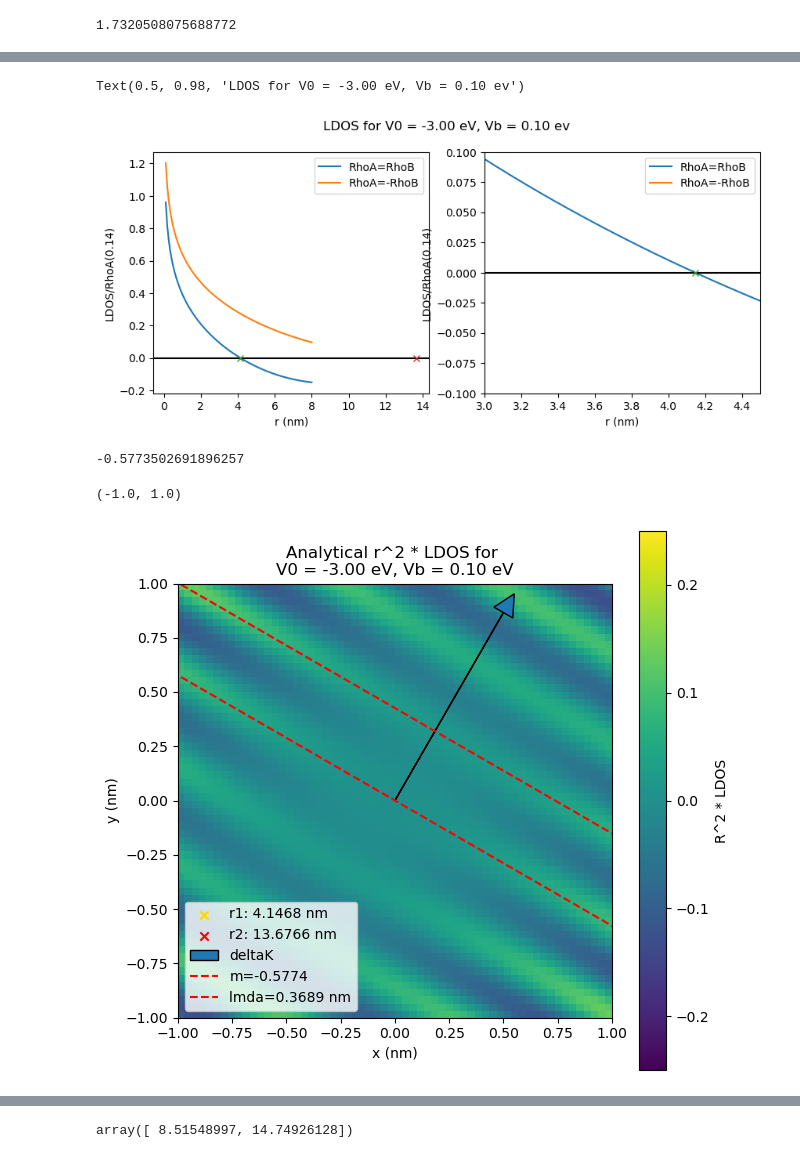
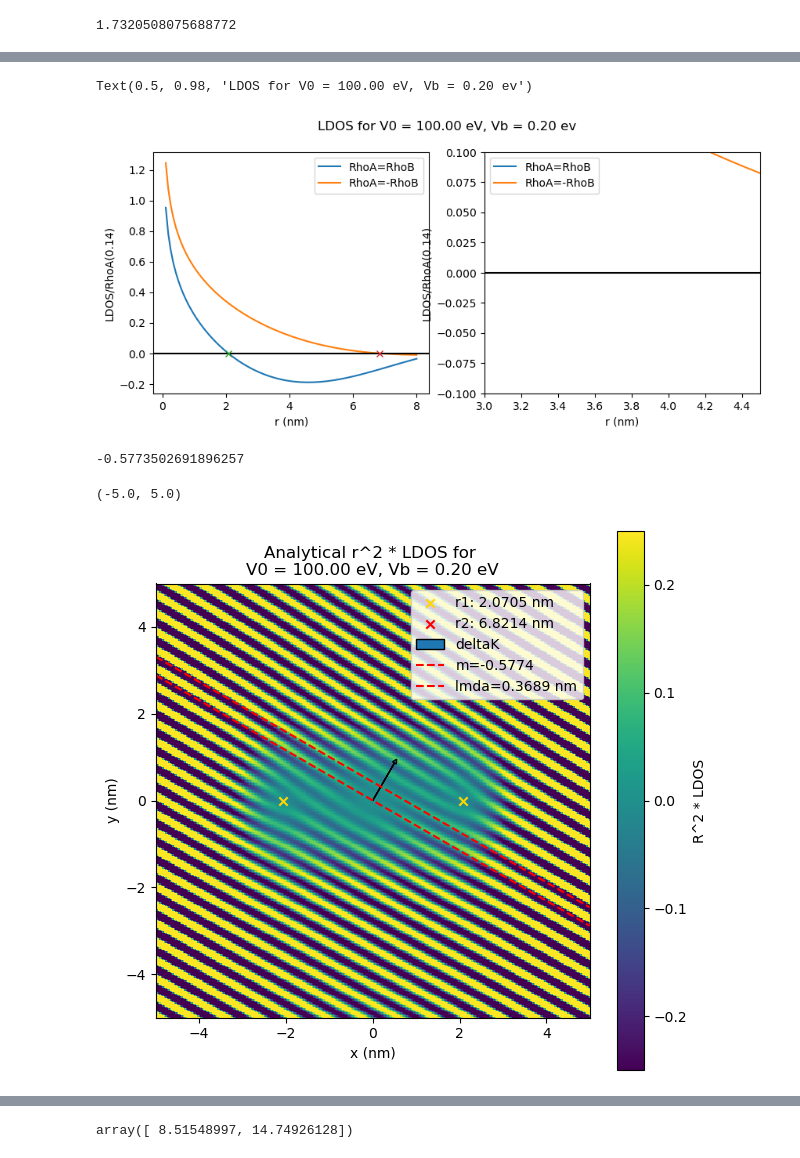
Before and after one commit to HollenLab/QPI-Scattering, a Jupyter notebook: Dislocations/dislocations_analytical.ipynb, the cells around one changed output, grey strips where cells are left out. Drawn from its saved outputs; the diff is of its cells as text; code cells hidden in the pictures.

```diff
--- a/Dislocations/dislocations_analytical.ipynb
+++ b/Dislocations/dislocations_analytical.ipynb
@@ -27,8 +27,8 @@ VF = 906091185689731.9 #nm/s Speed of dirac fermions
 a = 0.24595 # nm Unit length cell of graphene
 hbar = 6.582119569 * 1e-16 #eV s
 
-V0 = -3 #eV Strength of the dirac potential
-Vb = 0.1 #eV Bias voltage you integrate up to
+V0 = 100 #eV Strength of the dirac potential
+Vb = 0.2 #eV Bias voltage you integrate up to
 
 ki = 2 # index of K and K prime valleys # 1
 kpi = 0 # See below, the analytic model looks at adjacent valleys # 0
@@ -236,8 +265,8 @@ axs5[1].plot(r2, 0, marker="x")
 
 fig5.suptitle(f"LDOS for V0 = {V0:.2f} eV, Vb = {Vb:.2f} ev")
 # %% [output]
-Text(0.5, 0.98, 'LDOS for V0 = -3.00 eV, Vb = 0.10 ev')
+Text(0.5, 0.98, 'LDOS for V0 = 100.00 eV, Vb = 0.20 ev')
-[figure, old version]
+[figure, new version]
 # %%
 -DK[0]/DK[1]
 # %% [output]
@@ -260,37 +289,37 @@ ax2.set_ylabel("y (nm)")
 ax2.set_title(f"Analytical r^2 * LDOS for \nV0 = {V0:.2f} eV, Vb = {Vb:.2f} eV")
 
 # Adding calculated dislocation point case1
 xd1, xd2 = r1 * np.cos(phi1[0]), r1 * np.cos(phi1[1])
 yd1, yd2 = r1 * np.sin(phi1[0]), r1 * np.sin(phi1[1])
 ax2.scatter([xd1, xd2], [yd1, yd2], color='gold', marker='x')
 
 # Adding calculated dislocation point case2
 xd1, xd2 = r2 * np.cos(phi2[0]), r2 * np.cos(phi2[1])
 yd1, yd2 = r2 * np.sin(phi2[0]), r2 * np.sin(phi2[1])
 ax2.scatter([xd1, xd2], [yd1, yd2], color='red', marker='x')
 
 # Plotting DK
 mDK = np.sqrt(DK[0] ** 2 + DK[1] ** 2)
 ax2.arrow(0, 0, DK[0]/mDK, DK[1]/mDK, head_width=0.1, head_length=0.1)
 
 # Plotting perpendicular to DK
 m1, b1 = -DK[0]/DK[1], 0
 xlinf = np.linspace(-5, 5, 100)
 ax2.plot(xlinf, m1 * xlinf + b1, 'red', linestyle='dashed')
 
 # Plotting wavelength
 wavel = 2 * np.pi / mDK
 # After some geometry
 b2 = (m1 ** 2 + 1)/np.sqrt(m1 ** 2 + 1) * wavel
 ax2.plot(xlinf, m1 * xlinf + b2, 'red', linestyle='dashed')
 
 ax2.legend([f"r1: {r1[0]:.4f} nm", f"r2: {r2[0]:.4f} nm", "deltaK", f"m={m1:.4f}", f"lmda={wavel:.4f} nm"])
 
-ax2.set_xlim(-1, 1)
-ax2.set_ylim(-1, 1)
+ax2.set_xlim(-5, 5)
+ax2.set_ylim(-5, 5)
 # %% [output]
-(-1.0, 1.0)
+(-5.0, 5.0)
-[figure, old version]
+[figure, new version]
 # %%
 print(f"r1: {r1[0]:.4f} r2: {r2[0]:.4f}")
 # %% [output]
```
Also changed, not shown: parts of 8 cells of this notebook, 3 other files.
